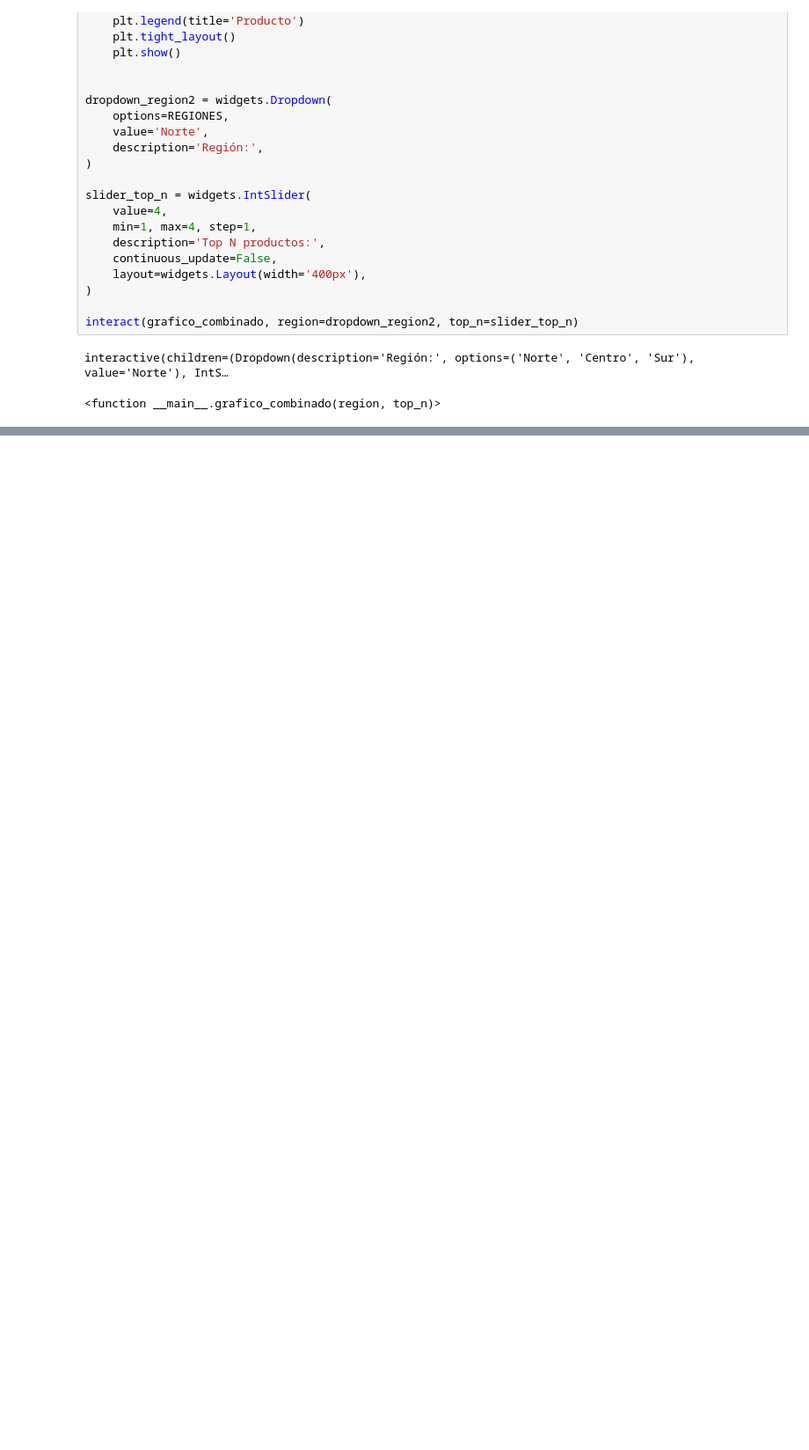
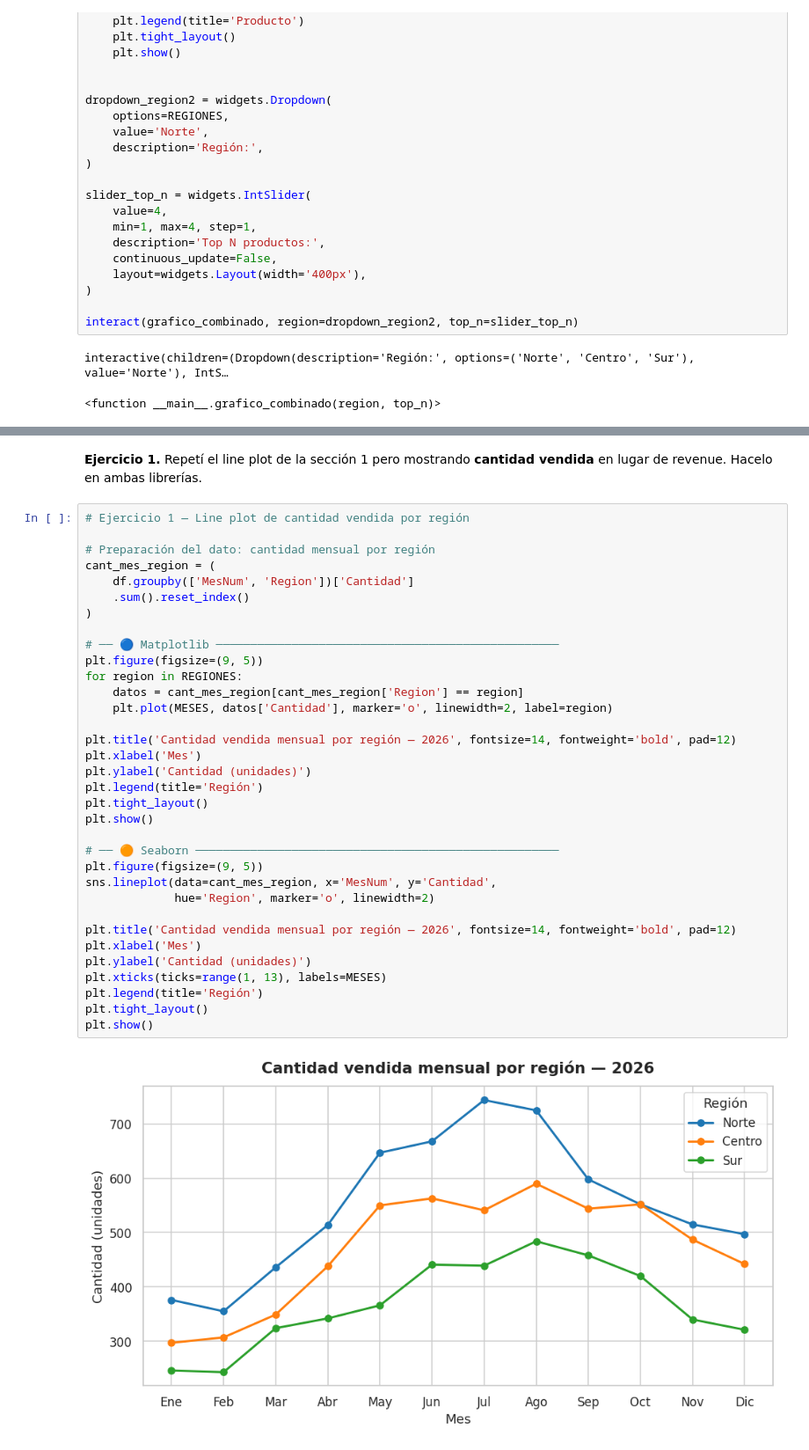
Before and after one commit to alexballera/taller-tgad-fce, a Jupyter notebook: sesiones/segundo-parcial/u2/clase13/teorica/TPAD_Clase_13_2_matplotlib_seaborn.ipynb, the cells around one changed output, grey strips where cells are left out. Shown at 88% size. Saved outputs shown, nothing was run; the diff lists cells and outputs as text; blank space fills up the shorter version.

```diff
--- a/sesiones/segundo-parcial/u2/clase13/teorica/TPAD_Clase_13_2_matplotlib_seaborn.ipynb
+++ b/sesiones/segundo-parcial/u2/clase13/teorica/TPAD_Clase_13_2_matplotlib_seaborn.ipynb
@@ -632,0 +726,38 @@ interactive(children=(Dropdown(description='Región:', options=('Norte', 'Centro
+# %% [markdown]
+**Ejercicio 1.** Repetí el line plot de la sección 1 pero mostrando **cantidad vendida** en lugar de revenue. Hacelo en ambas librerías.
+# %%
+# Ejercicio 1 — Line plot de cantidad vendida por región
+
+# Preparación del dato: cantidad mensual por región
+cant_mes_region = (
+    df.groupby(['MesNum', 'Region'])['Cantidad']
+    .sum().reset_index()
+)
+
+# ── 🔵 Matplotlib ──────────────────────────────────────────────────
+plt.figure(figsize=(9, 5))
+for region in REGIONES:
+    datos = cant_mes_region[cant_mes_region['Region'] == region]
+    plt.plot(MESES, datos['Cantidad'], marker='o', linewidth=2, label=region)
+
+plt.title('Cantidad vendida mensual por región — 2026', fontsize=14, fontweight='bold', pad=12)
+plt.xlabel('Mes')
+plt.ylabel('Cantidad (unidades)')
+plt.legend(title='Región')
+plt.tight_layout()
+plt.show()
+
+# ── 🟠 Seaborn ─────────────────────────────────────────────────────
+plt.figure(figsize=(9, 5))
+sns.lineplot(data=cant_mes_region, x='MesNum', y='Cantidad',
+             hue='Region', marker='o', linewidth=2)
+
+plt.title('Cantidad vendida mensual por región — 2026', fontsize=14, fontweight='bold', pad=12)
+plt.xlabel('Mes')
+plt.ylabel('Cantidad (unidades)')
+plt.xticks(ticks=range(1, 13), labels=MESES)
+plt.legend(title='Región')
+plt.tight_layout()
+plt.show()
+# %% [output]
+[figure, added]
```
Also changed, not shown: parts of 43 cells of this notebook, 2 other files.
